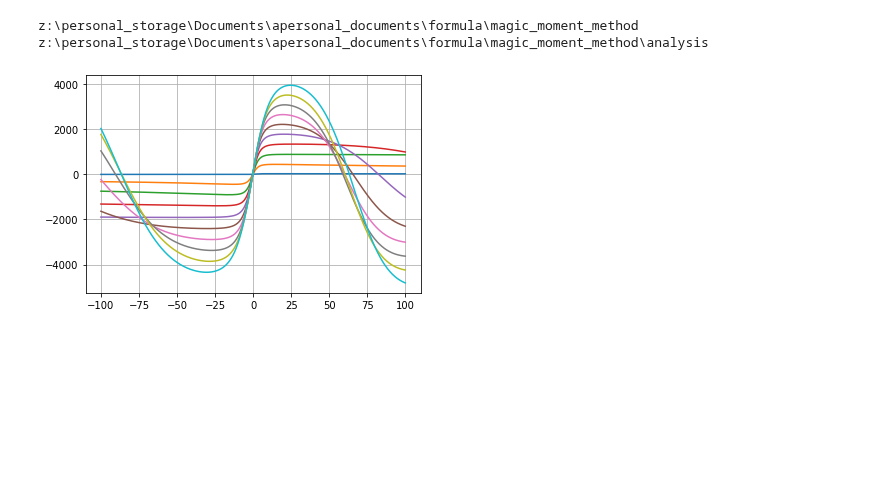
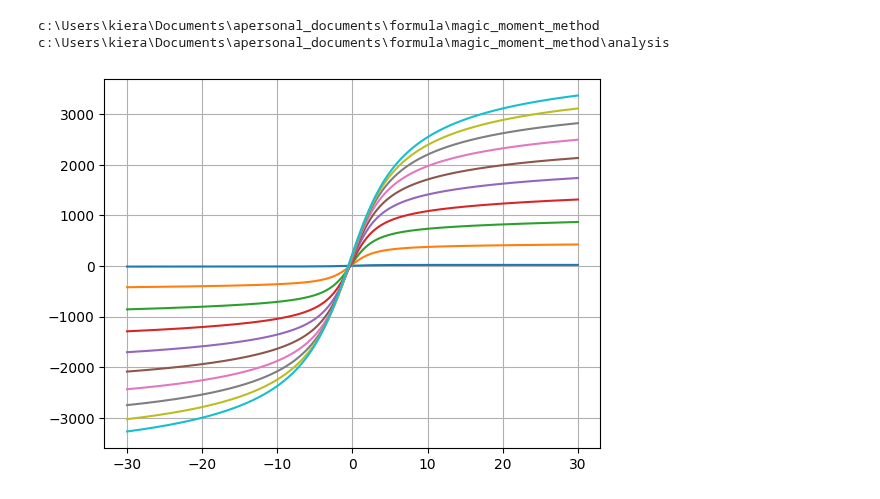
Before and after one commit to LonghornRacingElectric/magic_moment_method, a Jupyter notebook: analysis/MMM_plotter.ipynb, the cells around one changed output. Cells and saved outputs as stored; diff of their text form; code cells hidden in the pictures; blank space fills up the shorter version.

```diff
--- a/analysis/MMM_plotter.ipynb
+++ b/analysis/MMM_plotter.ipynb
@@ -263,17 +279,17 @@ plt.show()
 # %%
 %cd ..
 import engine
 import vehicle_params
 %cd analysis/
 vehicle = engine.Vehicle(vehicle_params.EasyDriver())
-slip_angles = np.linspace(-100, 100, 1000)
+slip_angles = np.linspace(-30, 30, 1000)
 s = vehicle.suspension
 for normal_force in np.linspace(10, 2000, 10):
     output_force = [vehicle.suspension._Suspension__tires.front_right.lateral_pacejka(0, normal_force, y/180*np.pi) for y in slip_angles]
     plt.plot(slip_angles, output_force)
 plt.grid()
 # %% [output]
-z:\personal_storage\Documents\apersonal_documents\formula\magic_moment_method
-z:\personal_storage\Documents\apersonal_documents\formula\magic_moment_method\analysis
+c:\Users\kiera\Documents\apersonal_documents\formula\magic_moment_method
+c:\Users\kiera\Documents\apersonal_documents\formula\magic_moment_method\analysis
-[figure, old version]
+[figure, new version]
 # %%
```
Also changed, not shown: parts of 15 cells of this notebook, 6 other files.
